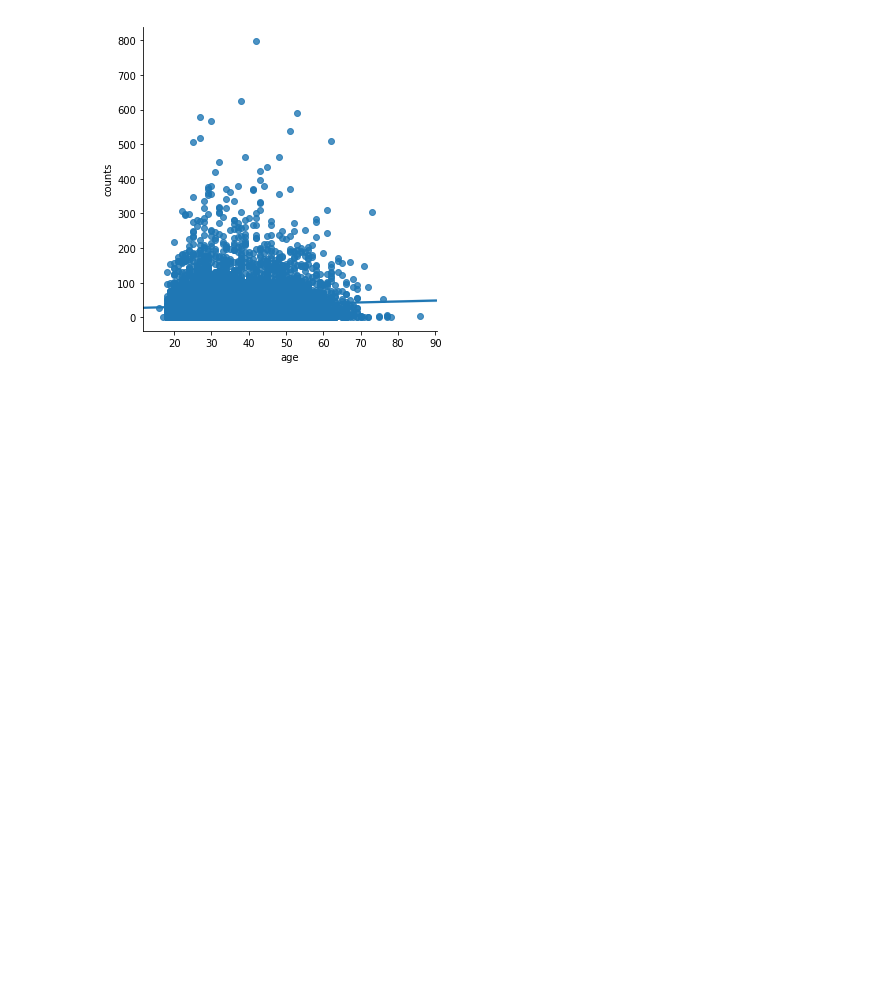
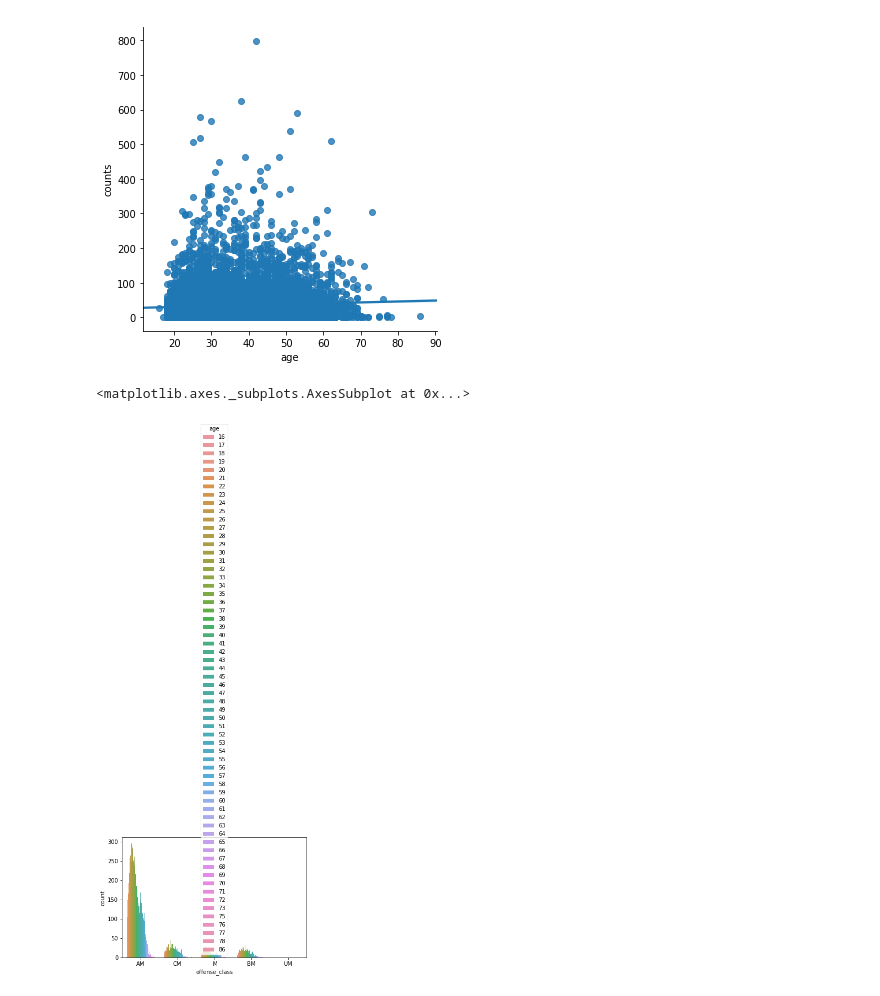
Before and after one commit to SlothDream/SBCap1_CT, a Jupyter notebook: CT_EDA.ipynb, the cells around one changed output. Cells and saved outputs as stored; diff of their text form; code cells hidden in the pictures; blank space fills up the shorter version.

```diff
--- a/CT_EDA.ipynb
+++ b/CT_EDA.ipynb
@@ -126,3 +126,8 @@ sns.lmplot(data=misdemeanor_df, x='age', y='counts')
 # %% [output]
 <seaborn.axisgrid.FacetGrid at 0x...>
 [figure]
+# %%
+sns.countplot(x='offense_class', hue='age', col='data=misdemeanor_df)
+# %% [output]
+<matplotlib.axes._subplots.AxesSubplot at 0x...>
+[figure, added]
```
